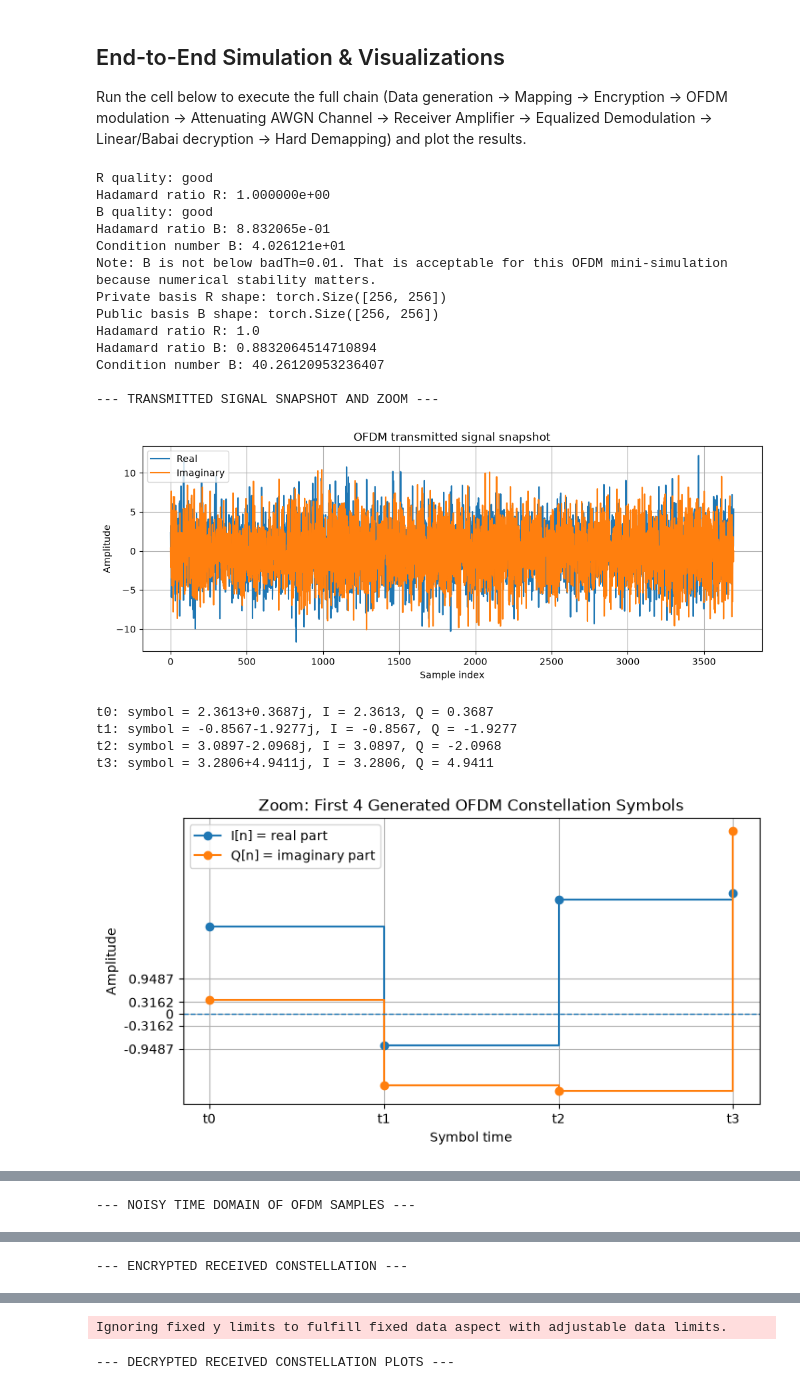
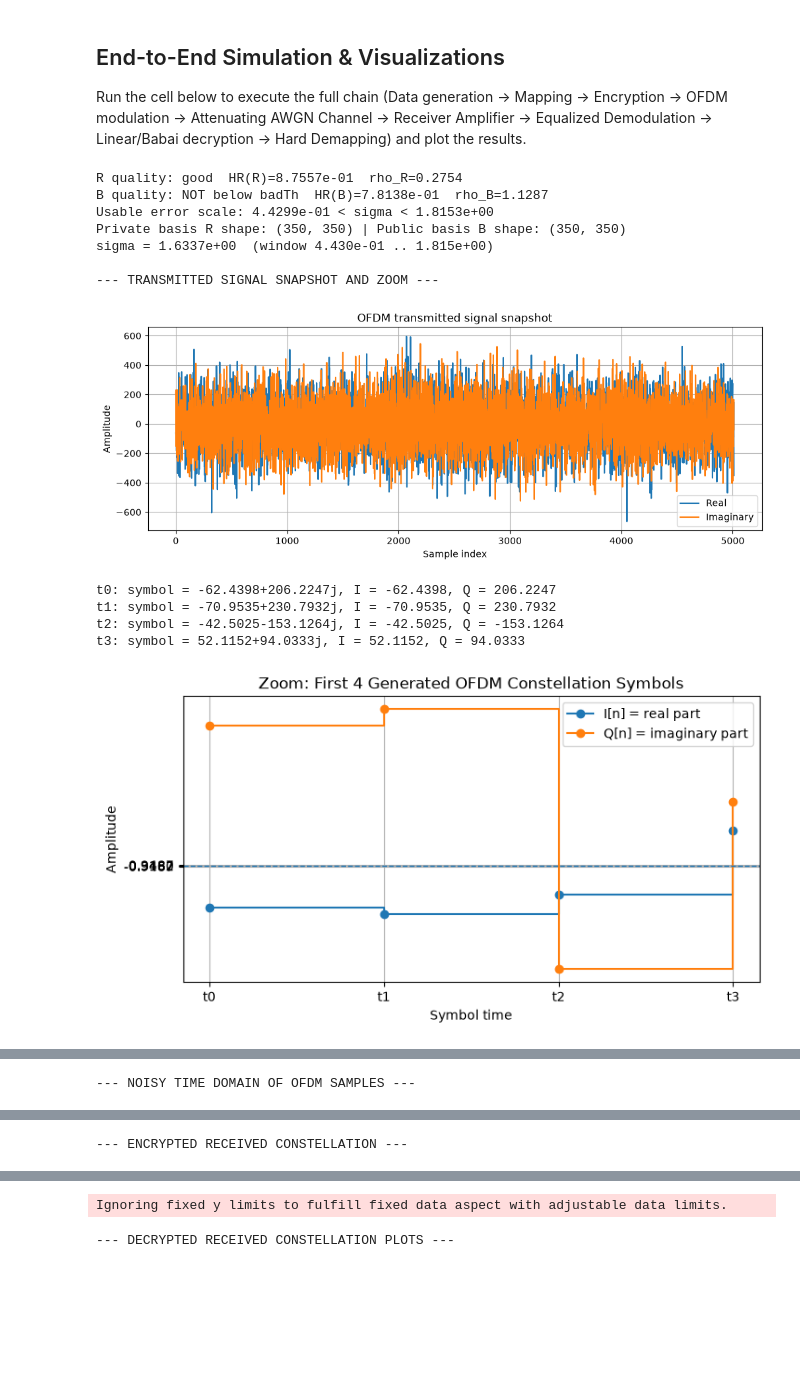
Before and after one commit to DanielGrahamB/pqc-research, a Jupyter notebook: simulation.ipynb, the cells around one changed output, grey strips where cells are left out. Cells and saved outputs as stored; diff of their text form; code cells hidden in the pictures; blank space fills up the shorter version.

```diff
--- a/simulation.ipynb
+++ b/simulation.ipynb
@@ -26,10 +32,10 @@ Run the cell below to execute the full chain (Data generation -> Mapping -> Encr
 # --- PARAMETERS ---
 batch_size = 1000
 num_bits_per_symbol = 4
-fft_size = 256
+fft_size = 350   # Abdallah Sec 4.3: lattice dim = #subcarriers; use > 350 (>=400) for security
 num_ofdm_symbols = 14
 cyclic_prefix_length = 8
-ebno_db = 15  # Eb/N0 dB setting
+ebno_db = 28  # Eb/N0 dB setting
 channel_attenuation = 0.5
 receiver_gain_db = 7.0  # Receiver gain in dB
 
@@ -47,11 +53,7 @@ symbols = mapper(bits)
 qam_lattice_scale = torch.sqrt(torch.tensor(10.0, dtype=torch.float32))
 encryptor = LatticeBasedEncryptor(
     n=fft_size,
-    sigma=0.001,
-    num_ops=47,
-    max_coeff=2,
-    badTh=0.01,
-    max_cond=1e5
+    sigma=None,        # auto-selected inside 1/(2*rho_B) < sigma < 1/(2*rho_R)
 )
 
 symbols_lattice = symbols.squeeze(-1) * qam_lattice_scale.to(symbols.device)
@@ -59,7 +61,7 @@ encrypted_symbols = encryptor.encrypt(symbols_lattice)
 
 # 4. OFDM Modulation
 ofdm_modulator = sionna.phy.ofdm.OFDMModulator(cyclic_prefix_length=cyclic_prefix_length)
-tx_signal = ofdm_modulator(encrypted_symbols)
+tx_signal = ofdm_modulator(encrypted_symbols.to(torch.complex64))
 
 # --- VISUALIZATION OF TRANSMITTED SIGNAL ---
 print("\n--- TRANSMITTED SIGNAL SNAPSHOT AND ZOOM ---")
@@ -102,48 +104,42 @@ ber_soft = bit_error_rate(bits, recovered_bits_soft)
 # 8. Babai Decryption & Slicing
 decrypted_lattice_babai = encryptor.decrypt_w_babai(rx_symbols_equalized, use_round=True)
 decrypted_lattice_babai_sliced = qam16_slicer_lattice(decrypted_lattice_babai)
 decrypted_symbols_babai = qam16_lattice_to_normalized(decrypted_lattice_babai_sliced)
 recovered_bits_babai = nearest_neighbor_qam_demapper(decrypted_symbols_babai, mapper, num_bits_per_symbol)
 ber_babai = bit_error_rate(bits, recovered_bits_babai)
 
 # --- VISUALIZATION OF DECRYPTED CONSTELLATIONS ---
 print("\n--- DECRYPTED RECEIVED CONSTELLATION PLOTS ---")
 plot_constellation(
     symbols.squeeze(-1)[0],
     decrypted_symbols_soft[0],
     "Soft recovered QAM before hard demapping",
     limit=1.4
 )
 plot_constellation(
     symbols.squeeze(-1)[0],
     decrypted_symbols_babai[0],
-    "Babai hard-recovered QAM constellation",
+    "Babai recovered QAM before hard demapping",
     limit=1.4
 )
 
 # --- METRIC COMPUTATIONS ---
 print("\n--- COMPUTATIONS AND RESULTS ---")
 print(f"Soft recovery symbol error: {torch.mean(torch.abs(symbols.squeeze(-1) - decrypted_symbols_soft)).item():.6e}")
 print(f"Babai recovery symbol error: {torch.mean(torch.abs(symbols_lattice - decrypted_lattice_babai)).item():.6e}")
 print(f"Soft Sionna-demapped BER: {ber_soft:.6e}")
 print(f"Babai + QAM Sliced BER: {ber_babai:.6e}")
 # %% [output]
-R quality: good
-Hadamard ratio R: 1.000000e+00
-B quality: good
-Hadamard ratio B: 8.832065e-01
-Condition number B: 4.026121e+01
-Note: B is not below badTh=0.01. That is acceptable for this OFDM mini-simulation because numerical stability matters.
-Private basis R shape: torch.Size([256, 256])
-Public basis B shape: torch.Size([256, 256])
-Hadamard ratio R: 1.0
-Hadamard ratio B: 0.8832064514710894
-Condition number B: 40.26120953236407
+R quality: good  HR(R)=8.7557e-01  rho_R=0.2754
+B quality: NOT below badTh  HR(B)=7.8138e-01  rho_B=1.1287
+Usable error scale: 4.4299e-01 < sigma < 1.8153e+00
+Private basis R shape: (350, 350) | Public basis B shape: (350, 350)
+sigma = 1.6337e+00  (window 4.430e-01 .. 1.815e+00)
 
 --- TRANSMITTED SIGNAL SNAPSHOT AND ZOOM ---
-[figure, old version]
+[figure, new version]
-t0: symbol = 2.3613+0.3687j, I = 2.3613, Q = 0.3687
-t1: symbol = -0.8567-1.9277j, I = -0.8567, Q = -1.9277
-t2: symbol = 3.0897-2.0968j, I = 3.0897, Q = -2.0968
-t3: symbol = 3.2806+4.9411j, I = 3.2806, Q = 4.9411
+t0: symbol = -62.4398+206.2247j, I = -62.4398, Q = 206.2247
+t1: symbol = -70.9535+230.7932j, I = -70.9535, Q = 230.7932
+t2: symbol = -42.5025-153.1264j, I = -42.5025, Q = -153.1264
+t3: symbol = 52.1152+94.0333j, I = 52.1152, Q = 94.0333
-[figure, old version]
+[figure, new version]
```
Also changed, not shown: parts of 5 cells of this notebook, 3 other files.
